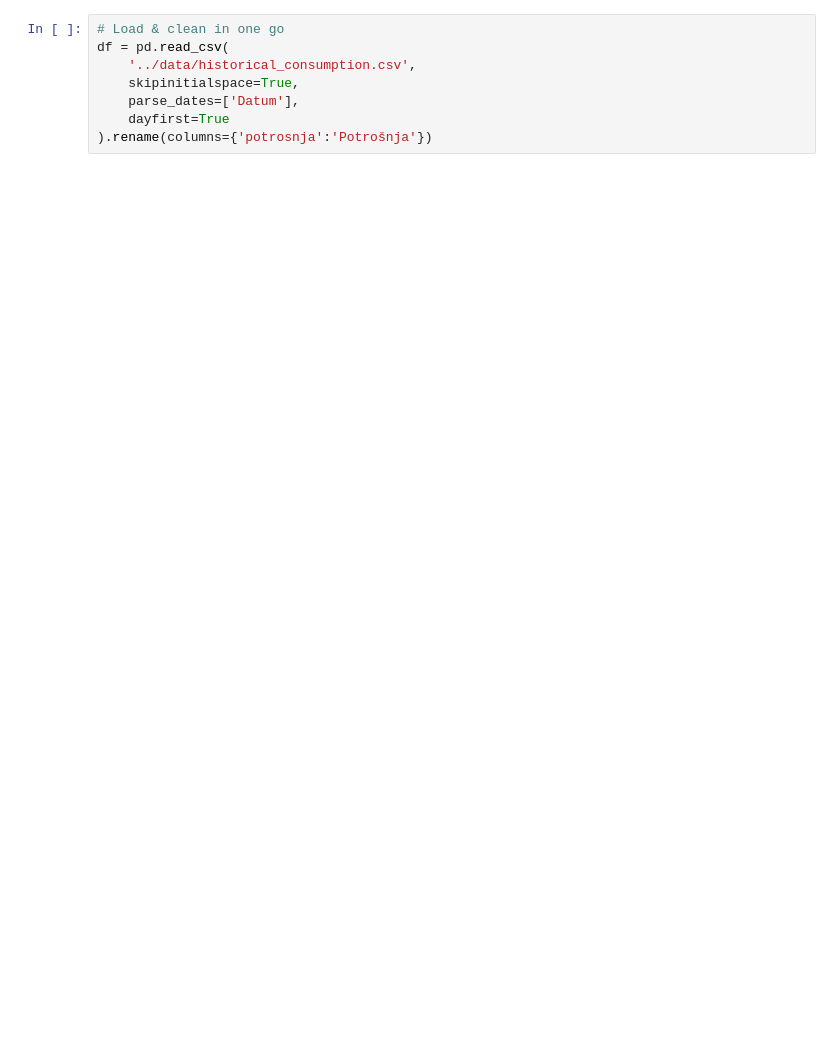
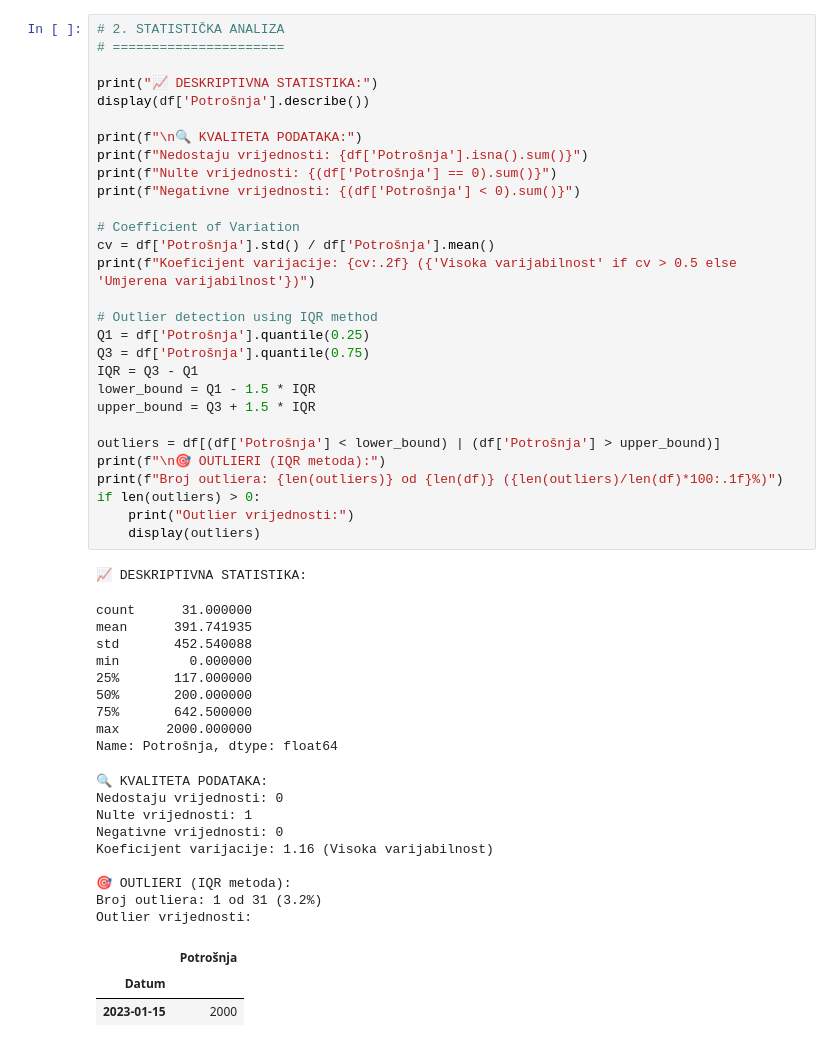
Before and after one commit to dejunga/predvidanje_potrosnje, a Jupyter notebook: notebooks/01_EDA.ipynb, the cells around one changed output. Saved outputs shown, nothing was run; the diff lists cells and outputs as text; blank space fills up the shorter version.

```diff
--- a/notebooks/01_EDA.ipynb
+++ b/notebooks/01_EDA.ipynb
@@ -11,9 +63,53 @@ data/: ['historical_consumption.csv']
 # %%
-# Load & clean in one go
-df = pd.read_csv(
-    '../data/historical_consumption.csv',
-    skipinitialspace=True,
-    parse_dates=['Datum'],
-    dayfirst=True
-).rename(columns={'potrosnja':'Potrošnja'})
+# 2. STATISTIČKA ANALIZA
+# ======================
+
+print("📈 DESKRIPTIVNA STATISTIKA:")
+display(df['Potrošnja'].describe())
+
+print(f"\n🔍 KVALITETA PODATAKA:")
+print(f"Nedostaju vrijednosti: {df['Potrošnja'].isna().sum()}")
+print(f"Nulte vrijednosti: {(df['Potrošnja'] == 0).sum()}")
+print(f"Negativne vrijednosti: {(df['Potrošnja'] < 0).sum()}")
+
+# Coefficient of Variation
+cv = df['Potrošnja'].std() / df['Potrošnja'].mean()
+print(f"Koeficijent varijacije: {cv:.2f} ({'Visoka varijabilnost' if cv > 0.5 else 'Umjerena varijabilnost'})")
+
+# Outlier detection using IQR method
+Q1 = df['Potrošnja'].quantile(0.25)
+Q3 = df['Potrošnja'].quantile(0.75)
+IQR = Q3 - Q1
+lower_bound = Q1 - 1.5 * IQR
+upper_bound = Q3 + 1.5 * IQR
+
+outliers = df[(df['Potrošnja'] < lower_bound) | (df['Potrošnja'] > upper_bound)]
+print(f"\n🎯 OUTLIERI (IQR metoda):")
+print(f"Broj outliera: {len(outliers)} od {len(df)} ({len(outliers)/len(df)*100:.1f}%)")
+if len(outliers) > 0:
+    print("Outlier vrijednosti:")
+    display(outliers)
+# %% [output]
+📈 DESKRIPTIVNA STATISTIKA:
+count      31.000000
+mean      391.741935
+std       452.540088
+min         0.000000
+25%       117.000000
+50%       200.000000
+75%       642.500000
+max      2000.000000
+Name: Potrošnja, dtype: float64
+🔍 KVALITETA PODATAKA:
+Nedostaju vrijednosti: 0
+Nulte vrijednosti: 1
+Negativne vrijednosti: 0
+Koeficijent varijacije: 1.16 (Visoka varijabilnost)
+
+🎯 OUTLIERI (IQR metoda):
+Broj outliera: 1 od 31 (3.2%)
+Outlier vrijednosti:
+|  | Potrošnja |
+| Datum |  |
+| 2023-01-15 | 2000 |
 # %%
```
Also changed, not shown: parts of 7 cells of this notebook, 35 other files.
